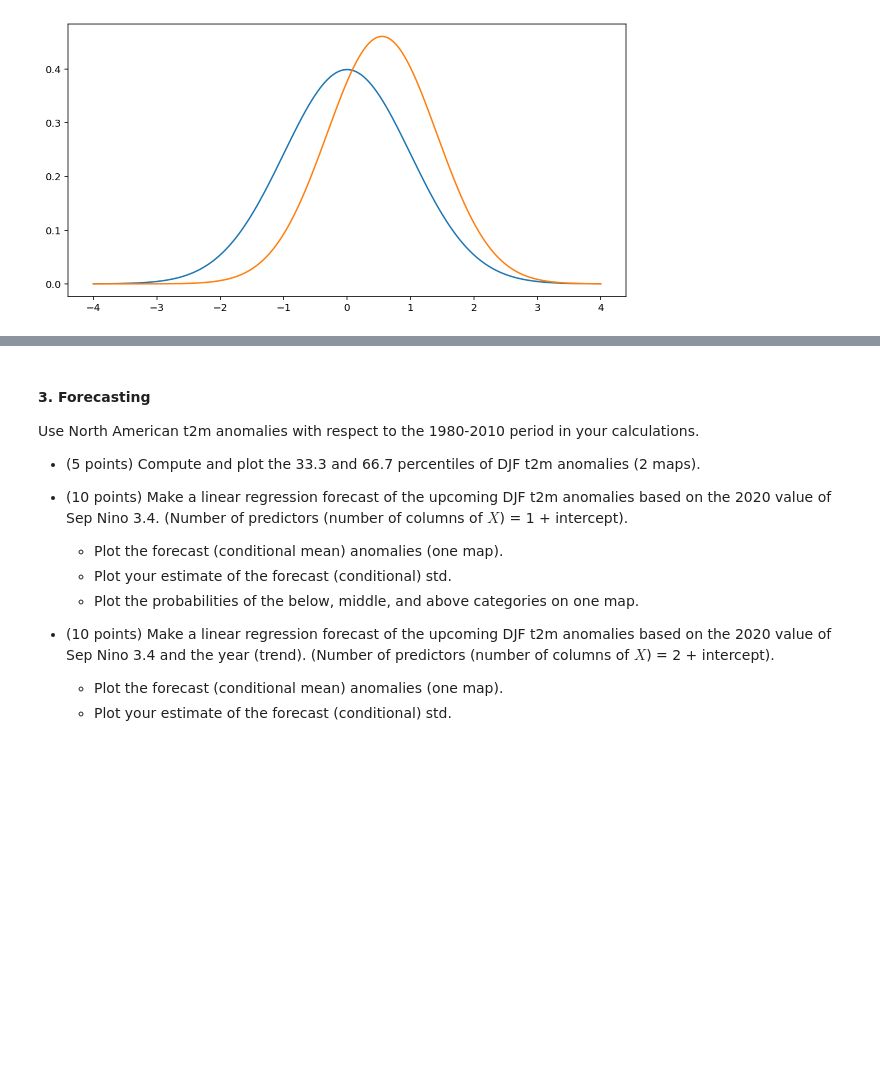
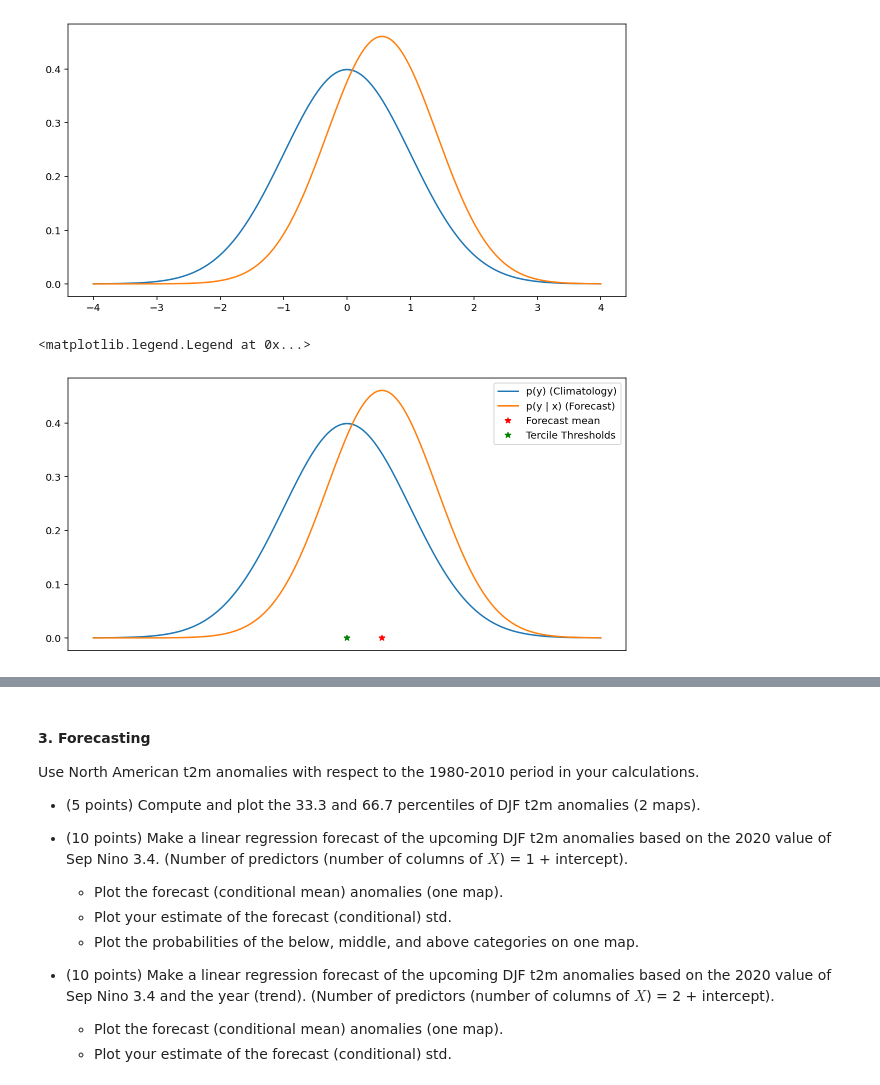
Before and after one commit to jp3993/apma4990-jp3993, a Jupyter notebook: HW-05.ipynb, the cells around one changed output, grey strips where cells are left out. Saved outputs shown, nothing was run; the diff lists cells and outputs as text; code cells hidden in the pictures; blank space fills up the shorter version.

```diff
--- a/HW-05.ipynb
+++ b/HW-05.ipynb
@@ -605,3 +606,46 @@ ax.plot(x, stats.norm.pdf(x, loc = mu_y, scale = sigma_y), label = 'p(y) (Climat
 ax.plot(x, stats.norm.pdf(x, loc = mu_f, scale = sigma_f), label = 'p(y | x) (Forecast)');
 # %% [output]
 [figure]
+# %%
+x = np.linspace(-4 , 4, 200)
+
+# Climatology
+mu_y = 0.0
+sigma_y = 1.
+
+# forecast (conditional)
+mu_f = 0.55
+sigma_f = np.sqrt(1 - 0.5**2)
+
+N = len(n34_JJA)
+ci = np.nan
+#N1 = np.count_nonzero(n34_JJA)
+#N2 = np.count_nonzero(n34_JJA)
+
+
+y = stats.norm.pdf(x, loc = mu_y, scale = sigma_y)
+y_thresholds = np.quantile(y, np.array([1., 2.])/3)
+t_below = (y_thresholds[0] - y0_hat)/sigma_hat/Xfactor
+t_above = (y_thresholds[1] - y0_hat)/sigma_hat/Xfactor
+
+df = Nx - 2
+
+P_below = stats.t.cdf(t_below,df)
+P_above = 1 - stats.t.cdf(t_above,df)
+P_middle = 1 - P_above - P_below
+
+
+fig, ax = plt.subplots(figsize = (10, 5))
+ax.plot(x, stats.norm.pdf(x, loc = mu_y, scale = sigma_y), label = 'p(y) (Climatology)');
+m = np.mean(mu_y)
+se = stats.sem(mu_y)
+ci = se * stats.t.ppf((1 + 0.95) / 2, N-1)
+
+plt.xticks([N1/2, 3*N/2],['P (Below)', 'P (Above)']);
+ax.plot(x, stats.norm.pdf(x, loc = mu_f, scale = sigma_f), label = 'p(y | x) (Forecast)');
+ax.plot(mu_f,0, '*r', label = 'Forecast mean');
+ax.plot(mu_y,0, '*g', label = 'Tercile Thresholds');
+ax.legend()
+# %% [output]
+<matplotlib.legend.Legend at 0x...>
+[figure, added]
```
Also changed, not shown: parts of 14 cells of this notebook.
